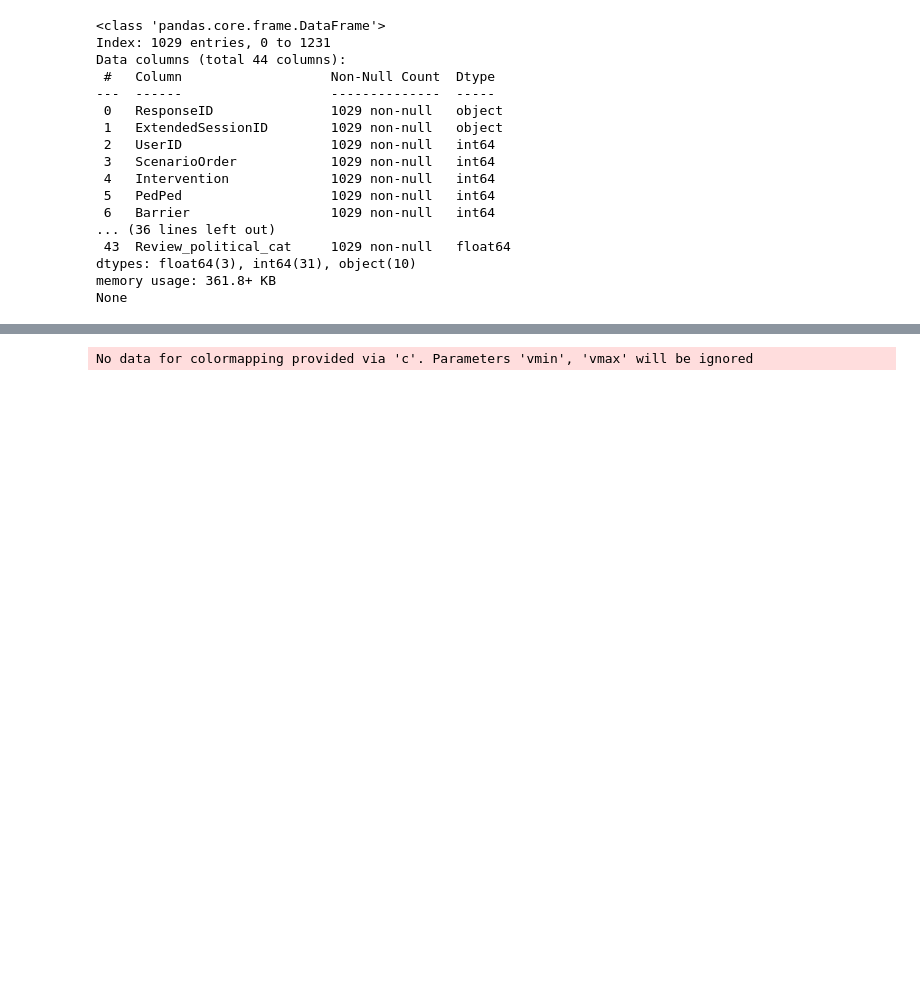
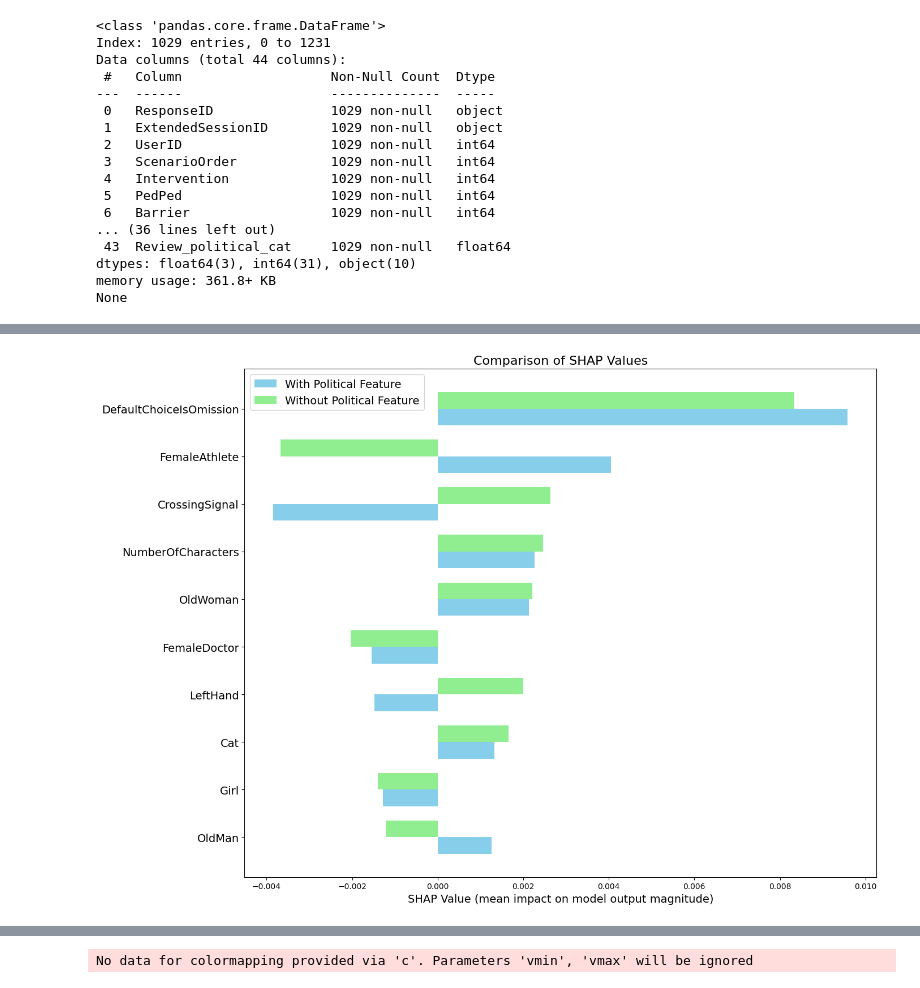
Before and after one commit to ziqishu/COG403_final_project, a Jupyter notebook: our_code/ml_practice_shared_response.ipynb, the cells around one changed output, grey strips where cells are left out. Saved outputs shown, nothing was run; the diff lists cells and outputs as text; code cells hidden in the pictures; blank space fills up the shorter version.

```diff
--- a/our_code/ml_practice_shared_response.ipynb
+++ b/our_code/ml_practice_shared_response.ipynb
@@ -42,0 +141,18 @@ None
+# %%
+# sort the features based on the absolute SHAP values from largest to smallest
+sorted_feature_indices_with_political = np.argsort(np.abs(np.mean(average_shap_values_with_political, axis=0)))
+
+sorted_feature_indices_with_political = np.argsort(np.abs(np.mean(average_shap_values_with_political, axis=0)))
+sorted_feature_indices_without_political = np.argsort(np.abs(np.mean(average_shap_values_without_political, axis=0)))
+
+# print the top 15 features for each model based on the absolute SHAP values
+# from largest to smallest
+print("Top 15 features for model with political feature:")
+# print from largest to smallest
+for index in sorted_feature_indices_with_political[::-1][:15]:
+    print(x_test_with_political.columns[index])
+
+print("\nTop 15 features for model without political feature:")
+# print from largest to smallest
+for index in sorted_feature_indices_without_political[::-1][:15]:
+    print(x_test_without_political.columns[index])
@@ -43 +207,29 @@ None
+# %%
+def plot_combined_shap_values(top_10_features_with, top_10_shap_values_with, top_10_features_without, top_10_shap_values_without, title):
+    # Set up the matplotlib figure
+    fig, ax = plt.subplots(figsize=(14, 10))
+
+    # Set the positions and width for the bars
+    index = np.arange(len(top_10_features_with))
+    bar_width = 0.35
+
+    # Plotting both sets of data
+    bars1 = ax.barh(index - bar_width/2, top_10_shap_values_with, bar_width, label='With Political Feature', color='skyblue')
+    bars2 = ax.barh(index + bar_width/2, top_10_shap_values_without, bar_width, label='Without Political Feature', color='lightgreen')
+
+    # Add some text for labels, title, and axes ticks
+    ax.set_xlabel('SHAP Value (mean impact on model output magnitude)', fontsize=14)
+    ax.set_title(title, fontsize=16)
+    ax.set_yticks(index)
+    ax.set_yticklabels(top_10_features_with, fontsize=14)
+    ax.legend(fontsize=14)
+
+    plt.tight_layout()
+    plt.show()
+
+# Since the features might not exactly match between models, we'll focus on comparing the top 10 from either list,
+# assuming that they are somewhat comparable. Adjust the approach if the features differ significantly.
+plot_combined_shap_values(top_10_features_with_political, top_10_shap_values_with_political, top_10_features_without_political, top_10_shap_values_without_political, "Comparison of SHAP Values")
+# %% [output]
+[figure, added]
 # %%
```
Also changed, not shown: parts of 13 cells of this notebook, 2 other files.
